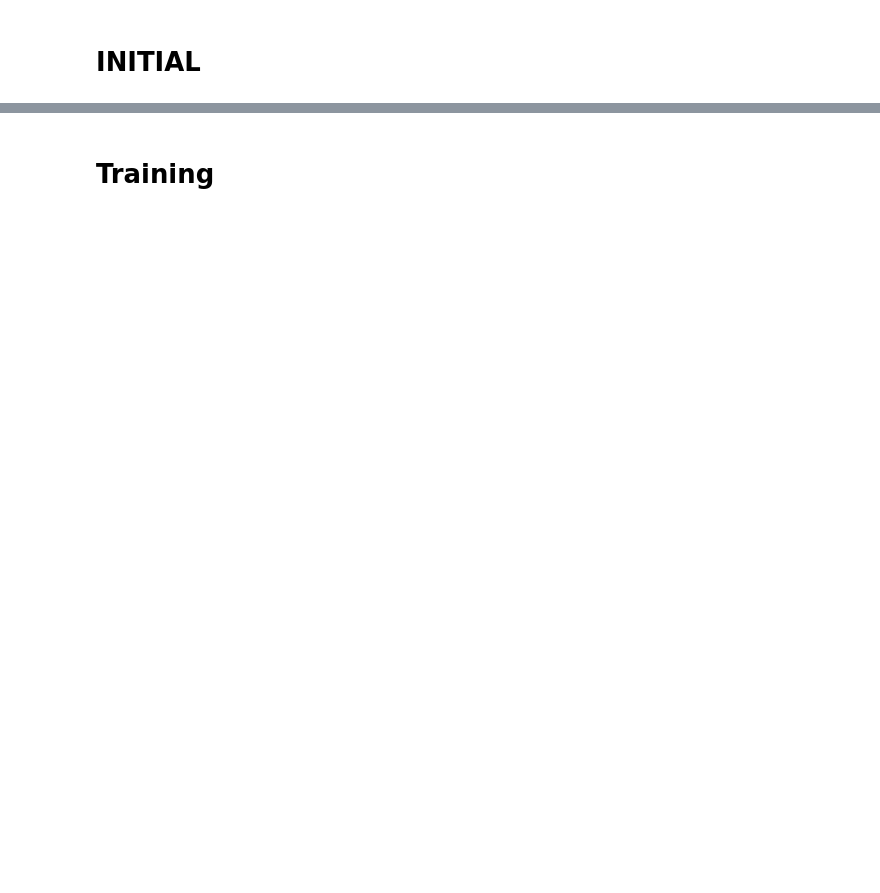
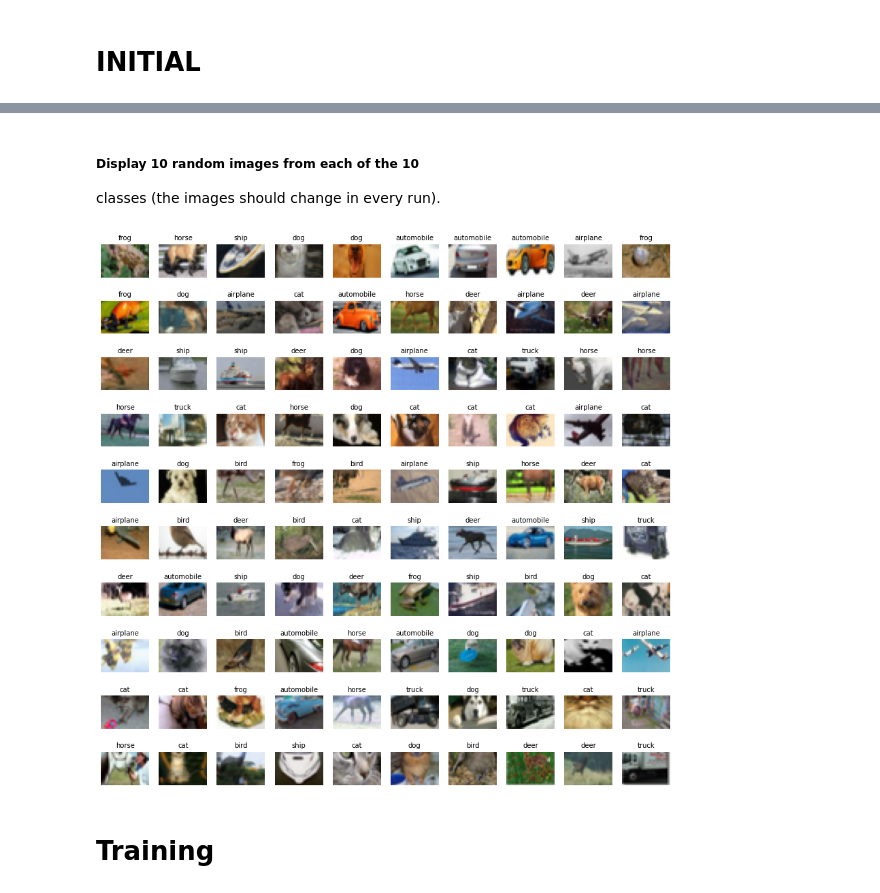
Before and after one commit to JaiswalFelipe/ITNPAI1_Assignment, a Jupyter notebook: ImageClassification.ipynb, the cells around one changed output, grey strips where cells are left out. Cells and saved outputs as stored; diff of their text form; code cells hidden in the pictures; blank space fills up the shorter version.

```diff
--- a/ImageClassification.ipynb
+++ b/ImageClassification.ipynb
@@ -24,32 +77,44 @@ Testing set size: (10000, 32, 32, 3)
+# %% [markdown]
+##### Display 10 random images from each of the 10
+classes (the images should change in every run).
 # %%
-# Define the labels of the dataset
+
 classes = ['airplane', 'automobile', 'bird', 'cat', 'deer',
           'dog', 'frog', 'horse', 'ship', 'truck']
 
+#test = []
+#for i in range(10):
+#  for c in classes:
+#    if c == "airplane": # change to function (input_class)
+#      img = random.sample(test_data[0], 10)
+#      test.append(img)
+
 # Let's view more images in a grid format
 # Define the dimensions of the plot grid
-
+W_grid = 10
 L_grid = 10
 
 # subplot return the figure object and axes object
 # we can use the axes object to plot specific figures at various locations
 
-fig, axes = plt.subplots(L_grid, figsize = (15,15))
+fig, axes = plt.subplots(W_grid, L_grid, figsize = (15,15))
 
 axes = axes.ravel() # flaten the 15 x 15 matrix into 225 array
 
 n_train = len(X_train) # get the length of the train dataset
 
 # Select a random number from 0 to n_train
-for i in np.arange(0, L_grid): # create evenly spaces variables
+for i in np.arange(0, W_grid*L_grid): # create evenly spaces variables
 
     # Select a random number
     index = np.random.randint(0, n_train)
     # read and display an image with the selected index
     axes[i].imshow(X_train[index,10:])
     class_index = int(y_train[index])
     axes[i].set_title(classes[class_index], fontsize = 10)
     axes[i].axis('off')
+# %% [output]
+[figure, added]
 # %%
 # Normalize data: divide each pixel value by 255 for each channel R,G,B
 # to normalize it to 0-1 range
```
Also changed, not shown: parts of 4 cells of this notebook.
